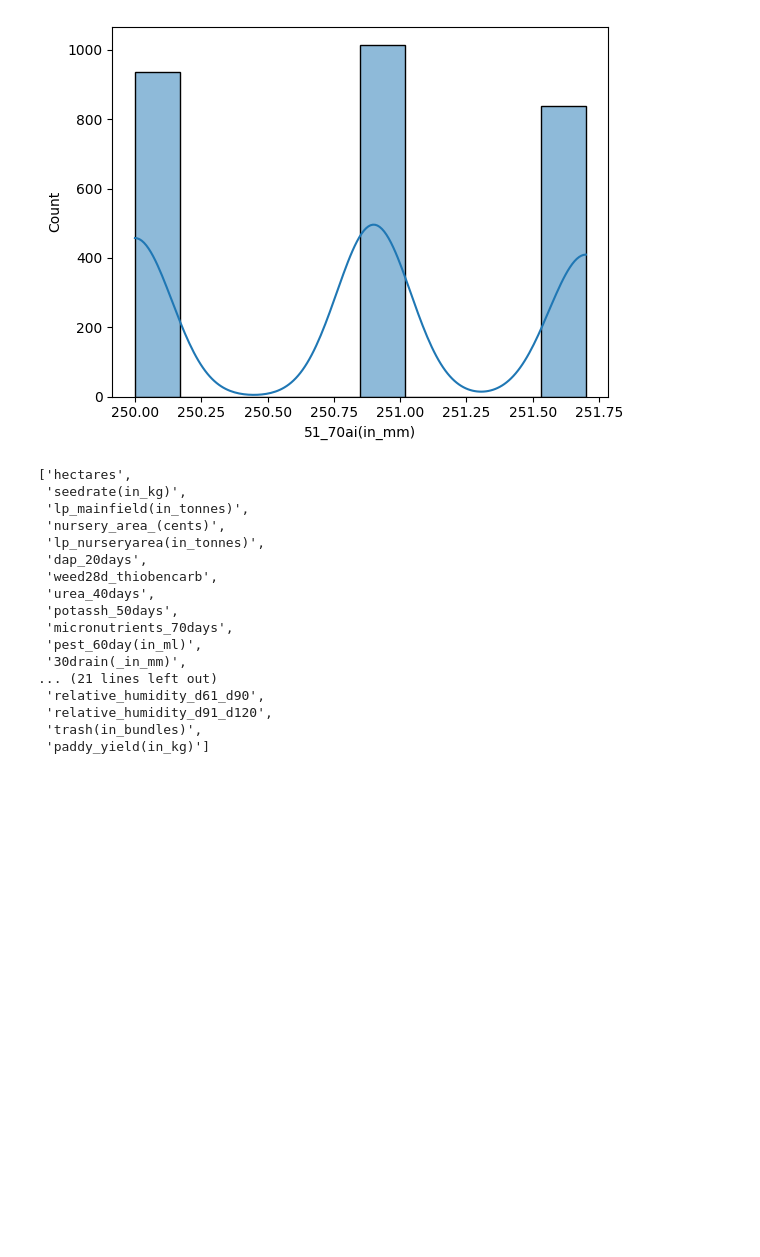
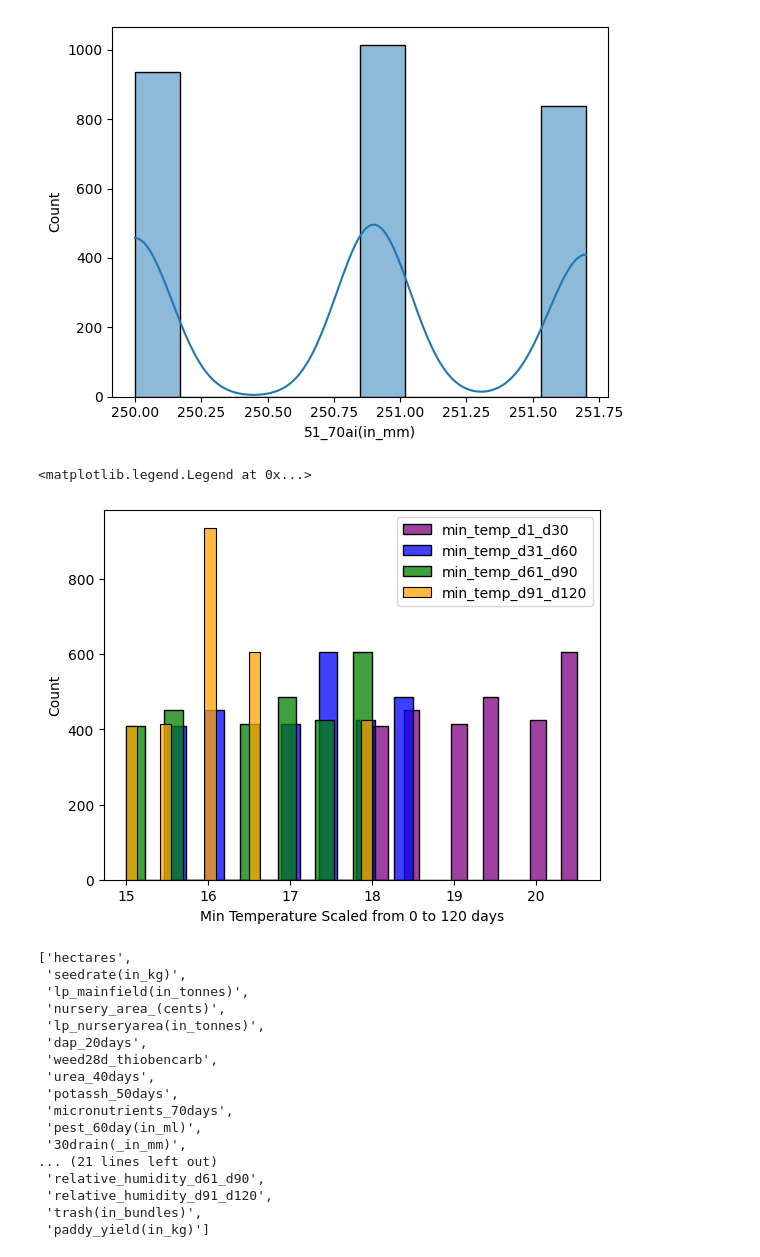
Before and after one commit to BALJAPALLIANSHUL/machine_learning_zoomcamp, a Jupyter notebook: midterm-project/paddy.ipynb, the cells around one changed output. Drawn from its saved outputs; the diff is of its cells as text; code cells hidden in the pictures; blank space fills up the shorter version.

```diff
--- a/midterm-project/paddy.ipynb
+++ b/midterm-project/paddy.ipynb
@@ -234,6 +235,21 @@ sns.histplot(df['51_70ai(in_mm)'], bins=10, kde=True)
 # %% [output]
 <Axes: xlabel='51_70ai(in_mm)', ylabel='Count'>
 [figure]
+# %%
+temp_list = ['min_temp_d1_d30_scaled',
+       'max_temp_d1_d30_scaled', 'min_temp_d31_d60_scaled',
+       'max_temp_d31_d60_scaled', 'min_temp_d61_d90_scaled',
+       'max_temp_d61_d90_scaled', 'min_temp_d91_d120_scaled',
+       'max_temp_d91_d120_scaled']
+sns.histplot(data=df, x='min_temp_d1_d30', label='min_temp_d1_d30', color='purple')
+sns.histplot(data=df, x='min_temp_d31_d60', label='min_temp_d31_d60', color='blue')
+sns.histplot(data=df, x='min_temp_d61_d90', label='min_temp_d61_d90', color='green')
+sns.histplot(data=df, x='min_temp_d91_d120', label='min_temp_d91_d120', color='orange')
+plt.xlabel('Min Temperature Scaled from 0 to 120 days')
+plt.legend()
+# %% [output]
+<matplotlib.legend.Legend at 0x...>
+[figure, added]
 # %%
 numerical_cols
 # %% [output]
```
Also changed, not shown: parts of 22 cells of this notebook.
